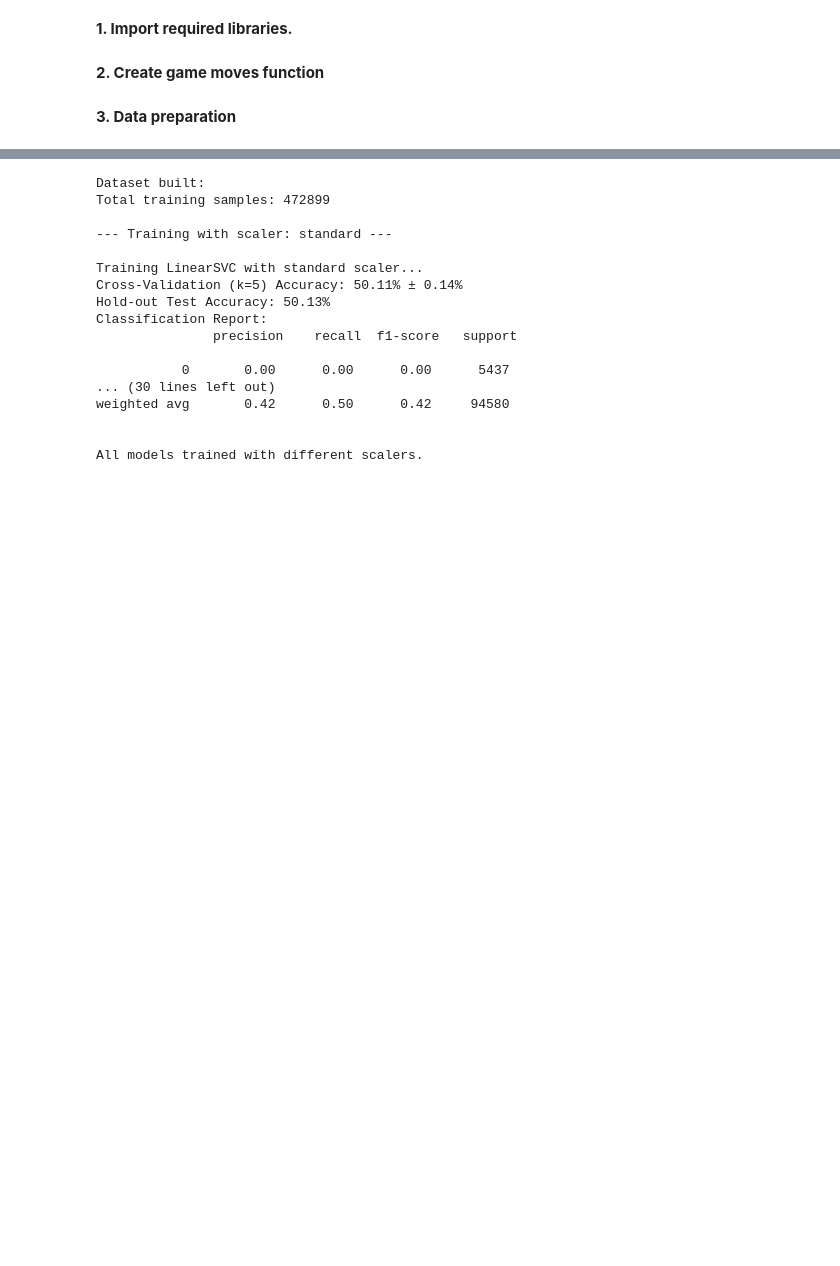
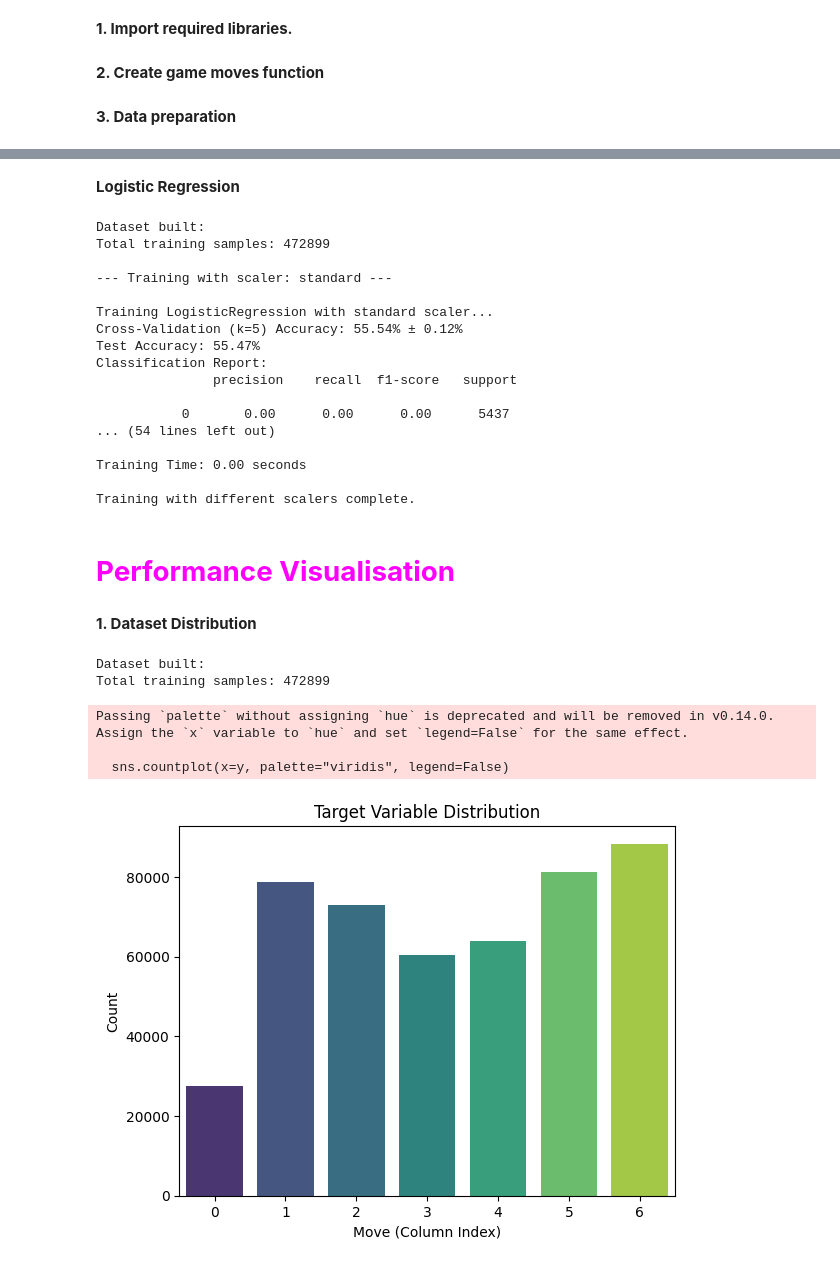
Before and after one commit to M00nlightbee/Connect4, a Jupyter notebook: MLAgent.ipynb, the cells around one changed output, grey strips where cells are left out. Saved outputs shown, nothing was run; the diff lists cells and outputs as text; code cells hidden in the pictures; blank space fills up the shorter version.

```diff
--- a/MLAgent.ipynb
+++ b/MLAgent.ipynb
@@ -205,7 +124,7 @@ if __name__ == "__main__":
     try:
         X, y = data_set_prep()
 
-        model_choice = input("Choose model (logistic, forest, lsvc): ").strip().lower()
+        model_choice = input("Choose model (logistic, forest, lsvc, mlp): ").strip().lower()
 
         if model_choice == "forest":
             model_type = RandomForestClassifier
@@ -221,10 +140,6 @@ if __name__ == "__main__":
         scaler_types = [
             'standard',
             'minmax',
-            'maxabs',
-            'robust',
-            'quantile',
-            'quantile-normal',
             'power'
         ]
 
@@ -232,8 +147,8 @@ if __name__ == "__main__":
             print(f"\n--- Training with scaler: {scaler_type} ---")
             model = train_model(X, y, model_type=model_type, scaler_type=scaler_type, **model_kwargs)
 
-        print("\nAll models trained with different scalers.")
-        # play_game(model)  # This will use the *last* trained model
+        print("\nTraining with different scalers complete.")
+        # play_game(model)
 
     except Exception as e:
         print(f"An error occurred: {e}")
@@ -260,7 +177,7 @@ if __name__ == "__main__":
     try:
         X, y = data_set_prep()
 
-        model_choice = input("Choose model (logistic, forest, lsvc): ").strip().lower()
+        model_choice = input("Choose model (logistic, forest, lsvc, mlp): ").strip().lower()
 
         if model_choice == "forest":
             model_type = RandomForestClassifier
@@ -276,10 +193,6 @@ if __name__ == "__main__":
         scaler_types = [
             'standard',
             'minmax',
-            'maxabs',
-            'robust',
-            'quantile',
-            'quantile-normal',
             'power'
         ]
 
@@ -287,8 +200,8 @@ if __name__ == "__main__":
             print(f"\n--- Training with scaler: {scaler_type} ---")
             model = train_model(X, y, model_type=model_type, scaler_type=scaler_type, **model_kwargs)
 
-        print("\nAll models trained with different scalers.")
-        # play_game(model)  # This will use the *last* trained model
+        print("\nTraining with different scalers complete.")
+        # play_game(model)
 
     except Exception as e:
         print(f"An error occurred: {e}")
@@ -315,7 +232,7 @@ if __name__ == "__main__":
     try:
         X, y = data_set_prep()
 
-        model_choice = input("Choose model (logistic, forest, lsvc): ").strip().lower()
+        model_choice = input("Choose model (logistic, forest, lsvc, mlp): ").strip().lower()
 
         if model_choice == "forest":
             model_type = RandomForestClassifier
@@ -334,6 +251,7 @@ if __name__ == "__main__":
 
         scaler_types = [
             'standard',
+            'minmax',
             'power'
         ]
 
@@ -341,8 +259,8 @@ if __name__ == "__main__":
             print(f"\n--- Training with scaler: {scaler_type} ---")
             model = train_model(X, y, model_type=model_type, scaler_type=scaler_type, **model_kwargs)
 
-        print("\nAll models trained with different scalers.")
-        # play_game(model)  # This will use the *last* trained model
+        print("\nTraining with different scalers complete.")
+        # play_game(model)
 
     except Exception as e:
         print(f"An error occurred: {e}")
@@ -367,9 +285,11 @@ All models trained with different scalers.
+# %% [markdown]
+**Logistic Regression**
 # %%
 if __name__ == "__main__":
     try:
         X, y = data_set_prep()
 
-        model_choice = input("Choose model (logistic, forest, lsvc): ").strip().lower()
+        model_choice = input("Choose model (logistic, forest, lsvc, mlp): ").strip().lower()
 
         if model_choice == "forest":
             model_type = RandomForestClassifier
@@ -388,6 +308,7 @@ if __name__ == "__main__":
 
         scaler_types = [
             'standard',
+            'minmax',
             'power'
         ]
 
@@ -395,8 +316,8 @@ if __name__ == "__main__":
             print(f"\n--- Training with scaler: {scaler_type} ---")
             model = train_model(X, y, model_type=model_type, scaler_type=scaler_type, **model_kwargs)
 
-        print("\nAll models trained with different scalers.")
-        # play_game(model)  # This will use the *last* trained model
+        print("\nTraining with different scalers complete.")
+        # play_game(model)
 
     except Exception as e:
         print(f"An error occurred: {e}")
@@ -406,15 +327,17 @@ Total training samples: 472899
 
 --- Training with scaler: standard ---
 
-Training LinearSVC with standard scaler...
-Cross-Validation (k=5) Accuracy: 50.11% ± 0.14%
-Hold-out Test Accuracy: 50.13%
+Training LogisticRegression with standard scaler...
+Cross-Validation (k=5) Accuracy: 55.54% ± 0.12%
+Test Accuracy: 55.47%
 Classification Report:
                precision    recall  f1-score   support
 
            0       0.00      0.00      0.00      5437
-... (30 lines left out)
-weighted avg       0.42      0.50      0.42     94580
+... (54 lines left out)
 
+Training Time: 0.00 seconds
 
-All models trained with different scalers.
+Training with different scalers complete.
+# %% [markdown]
+# <font color= "magenta">  ****Performance Visualisation****</font>
@@ -420,0 +347,19 @@ All models trained with different scalers.
+# %% [markdown]
+**1. Dataset Distribution**
+# %%
+def plot_target_distribution(y):
+    sns.countplot(x=y, palette="viridis", legend=False)
+    plt.title("Target Variable Distribution")
+    plt.xlabel("Move (Column Index)")
+    plt.ylabel("Count")
+    plt.show()
+
+_, y = data_set_prep()
+plot_target_distribution(y)
+# %% [output]
+Dataset built:
+Total training samples: 472899
+Passing `palette` without assigning `hue` is deprecated and will be removed in v0.14.0. Assign the `x` variable to `hue` and set `legend=False` for the same effect.
+
+  sns.countplot(x=y, palette="viridis", legend=False)
+[figure, added]
```
Also changed, not shown: parts of 23 cells of this notebook, 17 other files.
